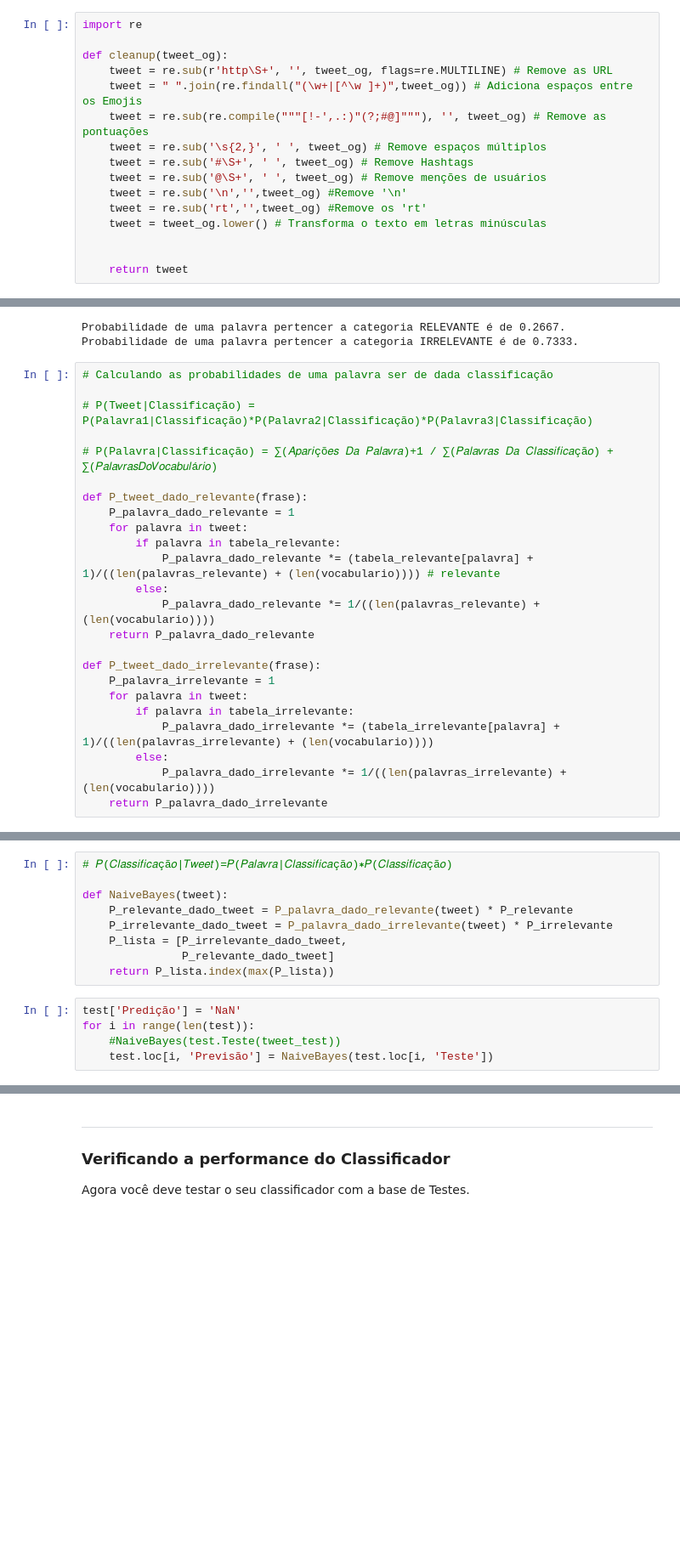
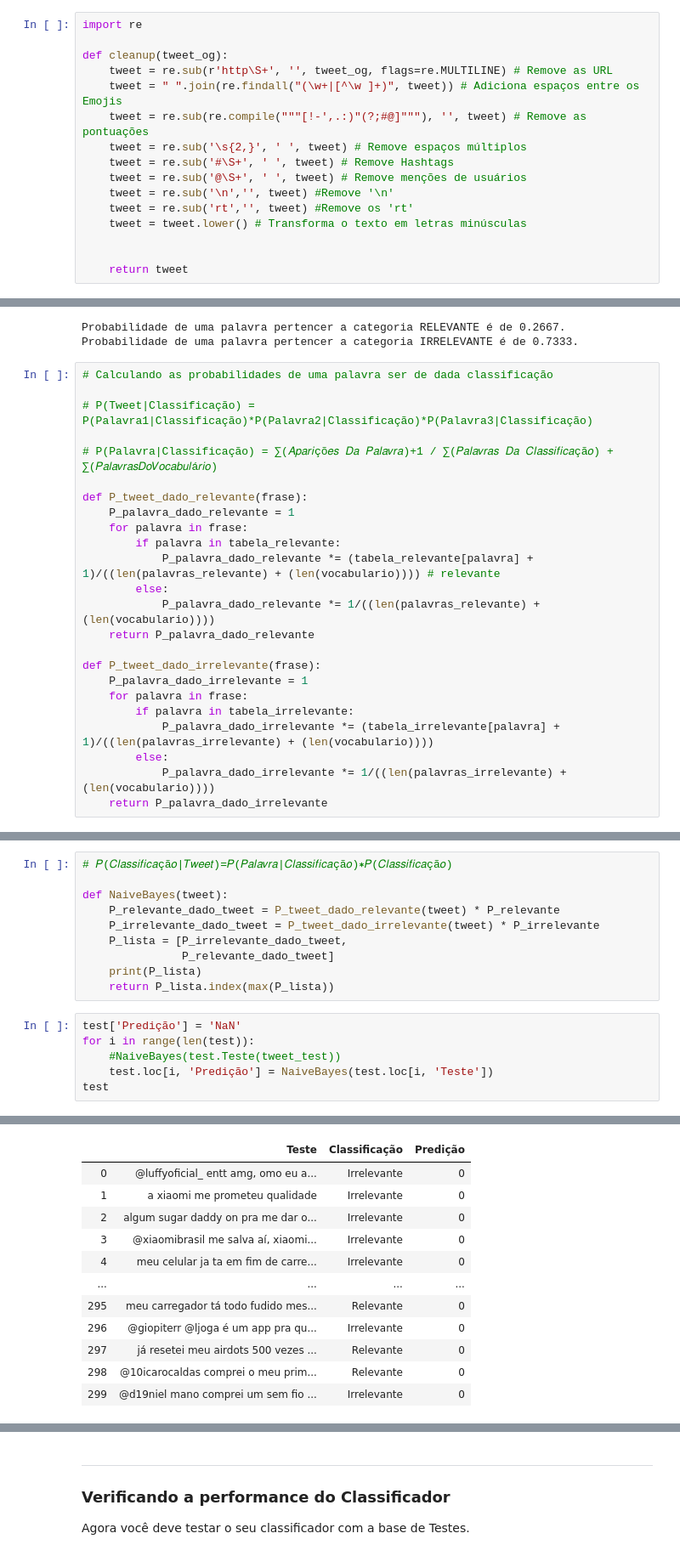
Before and after one commit to gustavopc3/P1-CD21-1, a Jupyter notebook: Projeto1_Layout_Classificador.ipynb, the cells around one changed output, grey strips where cells are left out. Shown: that part at 85% size. Cells and saved outputs as stored; diff of their text form; blank space fills up the shorter version.

```diff
--- a/Projeto1_Layout_Classificador.ipynb
+++ b/Projeto1_Layout_Classificador.ipynb
@@ -202,14 +202,14 @@ import re
 
 def cleanup(tweet_og):
     tweet = re.sub(r'http\S+', '', tweet_og, flags=re.MULTILINE) # Remove as URL
-    tweet = " ".join(re.findall("(\w+|[^\w ]+)",tweet_og)) # Adiciona espaços entre os Emojis
-    tweet = re.sub(re.compile("""[!-',.:)"(?;#@]"""), '', tweet_og) # Remove as pontuações
-    tweet = re.sub('\s{2,}', ' ', tweet_og) # Remove espaços múltiplos
-    tweet = re.sub('#\S+', ' ', tweet_og) # Remove Hashtags
-    tweet = re.sub('@\S+', ' ', tweet_og) # Remove menções de usuários
-    tweet = re.sub('\n','',tweet_og) #Remove '\n'
-    tweet = re.sub('rt','',tweet_og) #Remove os 'rt'
-    tweet = tweet_og.lower() # Transforma o texto em letras minúsculas
+    tweet = " ".join(re.findall("(\w+|[^\w ]+)", tweet)) # Adiciona espaços entre os Emojis
+    tweet = re.sub(re.compile("""[!-',.:)"(?;#@]"""), '', tweet) # Remove as pontuações
+    tweet = re.sub('\s{2,}', ' ', tweet) # Remove espaços múltiplos
+    tweet = re.sub('#\S+', ' ', tweet) # Remove Hashtags
+    tweet = re.sub('@\S+', ' ', tweet) # Remove menções de usuários
+    tweet = re.sub('\n','', tweet) #Remove '\n'
+    tweet = re.sub('rt','', tweet) #Remove os 'rt'
+    tweet = tweet.lower() # Transforma o texto em letras minúsculas
 
 
     return tweet
@@ -434,7 +434,7 @@ Probabilidade de uma palavra pertencer a categoria IRRELEVANTE é de 0.7333.
 
 def P_tweet_dado_relevante(frase):
     P_palavra_dado_relevante = 1
-    for palavra in tweet:
+    for palavra in frase:
         if palavra in tabela_relevante:
             P_palavra_dado_relevante *= (tabela_relevante[palavra] + 1)/((len(palavras_relevante) + (len(vocabulario)))) # relevante
         else:
@@ -442,8 +442,8 @@ def P_tweet_dado_relevante(frase):
     return P_palavra_dado_relevante
 
 def P_tweet_dado_irrelevante(frase):
-    P_palavra_irrelevante = 1
-    for palavra in tweet:
+    P_palavra_dado_irrelevante = 1
+    for palavra in frase:
         if palavra in tabela_irrelevante:
             P_palavra_dado_irrelevante *= (tabela_irrelevante[palavra] + 1)/((len(palavras_irrelevante) + (len(vocabulario))))
         else:
@@ -457,14 +457,16 @@ print(tweet_test)
 # 𝑃(𝐶𝑙𝑎𝑠𝑠𝑖𝑓𝑖𝑐𝑎çã𝑜|𝑇𝑤𝑒𝑒𝑡)=𝑃(𝑃𝑎𝑙𝑎𝑣𝑟𝑎|𝐶𝑙𝑎𝑠𝑠𝑖𝑓𝑖𝑐𝑎çã𝑜)∗𝑃(𝐶𝑙𝑎𝑠𝑠𝑖𝑓𝑖𝑐𝑎çã𝑜)
 
 def NaiveBayes(tweet):
-    P_relevante_dado_tweet = P_palavra_dado_relevante(tweet) * P_relevante
-    P_irrelevante_dado_tweet = P_palavra_dado_irrelevante(tweet) * P_irrelevante
+    P_relevante_dado_tweet = P_tweet_dado_relevante(tweet) * P_relevante
+    P_irrelevante_dado_tweet = P_tweet_dado_irrelevante(tweet) * P_irrelevante
     P_lista = [P_irrelevante_dado_tweet,
                P_relevante_dado_tweet]
+    print(P_lista)
     return P_lista.index(max(P_lista))
 # %%
 test['Predição'] = 'NaN'
 for i in range(len(test)):
     #NaiveBayes(test.Teste(tweet_test))
-    test.loc[i, 'Previsão'] = NaiveBayes(test.loc[i, 'Teste'])
+    test.loc[i, 'Predição'] = NaiveBayes(test.loc[i, 'Teste'])
+test
 # %% [output]
@@ -471,0 +490,12 @@ TypeError: 'int' object is not callable
+|  | Teste | Classificação | Predição |
+| 0 | @luffyoficial_ entt amg, omo eu a... | Irrelevante | 0 |
+| 1 | a xiaomi me prometeu qualidade | Irrelevante | 0 |
+| 2 | algum sugar daddy on pra me dar o... | Irrelevante | 0 |
+| 3 | @xiaomibrasil me salva aí, xiaomi... | Irrelevante | 0 |
+| 4 | meu celular ja ta em fim de carre... | Irrelevante | 0 |
+| ... | ... | ... | ... |
+| 295 | meu carregador tá todo fudido mes... | Relevante | 0 |
+| 296 | @giopiterr @ljoga é um app pra qu... | Irrelevante | 0 |
+| 297 | já resetei meu airdots 500 vezes ... | Relevante | 0 |
+| 298 | @10icarocaldas comprei o meu prim... | Relevante | 0 |
+| 299 | @d19niel mano comprei um sem fio ... | Irrelevante | 0 |
```
Also changed, not shown: parts of 20 cells of this notebook.
